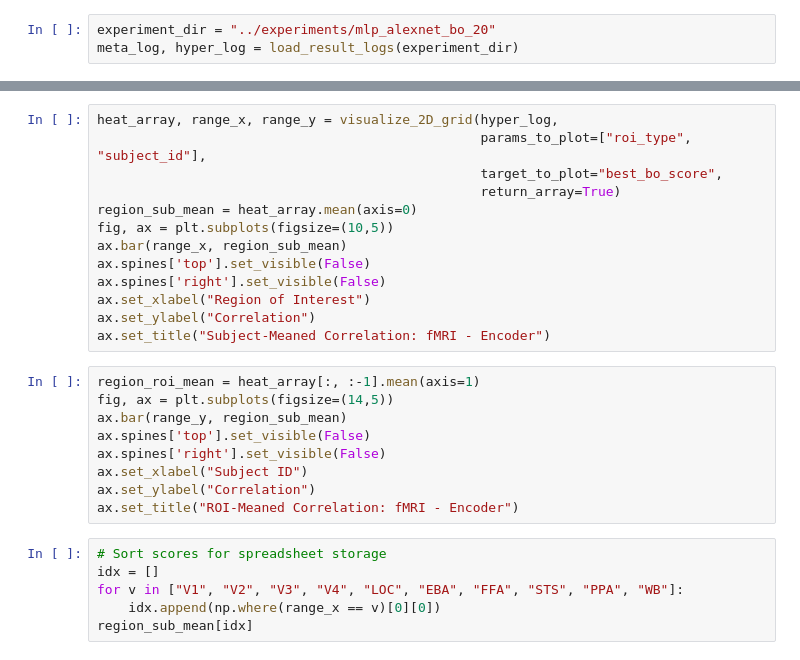
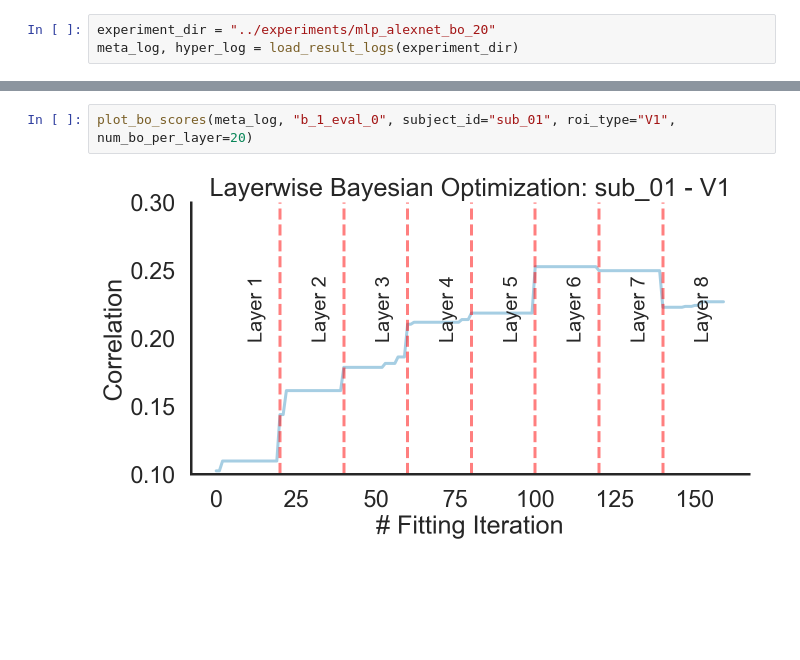
Before and after one commit to RobertTLange/algonauts-2021, a Jupyter notebook: notebooks/inspect_experiments.ipynb, the cells around one changed output, grey strips where cells are left out. Cells and saved outputs as stored; diff of their text form; blank space fills up the shorter version.

```diff
--- a/notebooks/inspect_experiments.ipynb
+++ b/notebooks/inspect_experiments.ipynb
@@ -61,28 +84,4 @@ visualize_2D_grid(hyper_log,
-# %%
-heat_array, range_x, range_y = visualize_2D_grid(hyper_log,
-                                                 params_to_plot=["roi_type", "subject_id"],
-                                                 target_to_plot="best_bo_score",
-                                                 return_array=True)
-region_sub_mean = heat_array.mean(axis=0)
-fig, ax = plt.subplots(figsize=(10,5))
-ax.bar(range_x, region_sub_mean)
-ax.spines['top'].set_visible(False)
-ax.spines['right'].set_visible(False)
-ax.set_xlabel("Region of Interest")
-ax.set_ylabel("Correlation")
-ax.set_title("Subject-Meaned Correlation: fMRI - Encoder")
-# %%
-region_roi_mean = heat_array[:, :-1].mean(axis=1)
-fig, ax = plt.subplots(figsize=(14,5))
-ax.bar(range_y, region_sub_mean)
-ax.spines['top'].set_visible(False)
-ax.spines['right'].set_visible(False)
-ax.set_xlabel("Subject ID")
-ax.set_ylabel("Correlation")
-ax.set_title("ROI-Meaned Correlation: fMRI - Encoder")
-# %%
-# Sort scores for spreadsheet storage
-idx = []
-for v in ["V1", "V2", "V3", "V4", "LOC", "EBA", "FFA", "STS", "PPA", "WB"]:
-    idx.append(np.where(range_x == v)[0][0])
-region_sub_mean[idx]
+# %%
+plot_bo_scores(meta_log, "b_1_eval_0", subject_id="sub_01", roi_type="V1", num_bo_per_layer=20)
+# %% [output]
+[figure, added]
```
Also changed, not shown: parts of 16 cells of this notebook, 14 other files.
